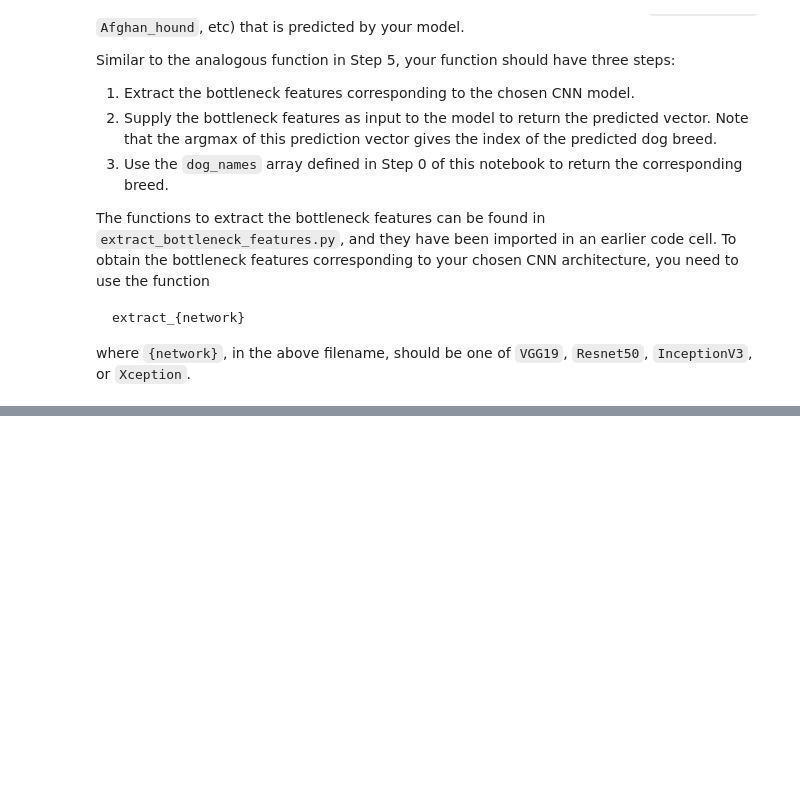
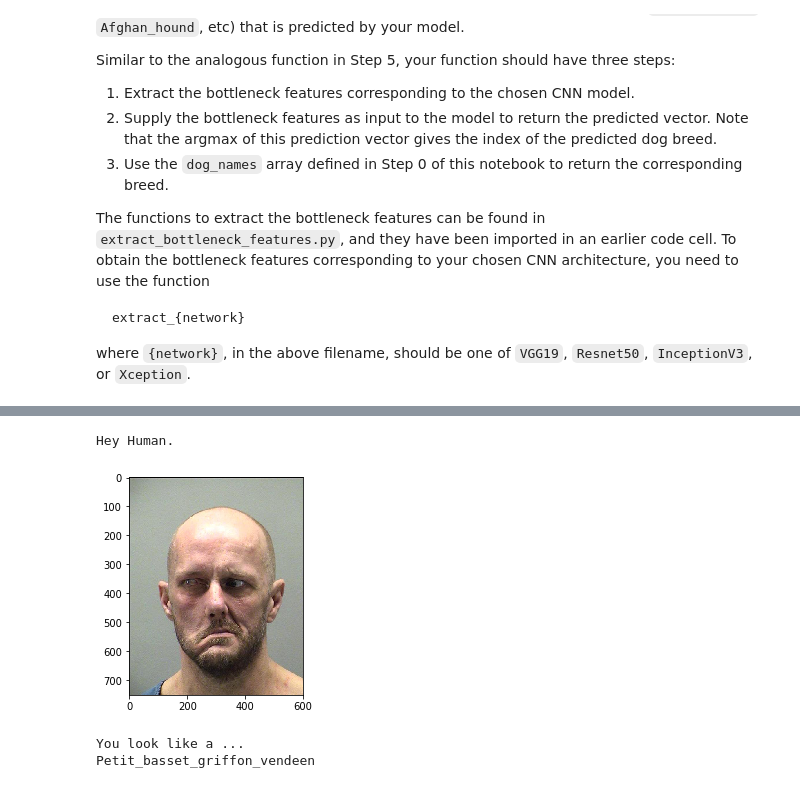
Before and after one commit to anilrajgr/dog-project, a Jupyter notebook: dog_app.ipynb, the cells around one changed output, grey strips where cells are left out. Drawn from its saved outputs; the diff is of its cells as text; code cells hidden in the pictures; blank space fills up the shorter version.

```diff
--- a/dog_app.ipynb
+++ b/dog_app.ipynb
@@ -821,0 +921,9 @@ __Answer:__
+# %%
+url = 'https://thewondrous.com/wp-content/uploads/2015/05/funny-faces.jpg'
+urllib.request.urlretrieve(url, "sample_image.jpg")
+dog_breed_detector('sample_image.jpg')
+# %% [output]
+Hey Human.
+[figure, added]
+You look like a ...
+Petit_basset_griffon_vendeen
```
Also changed, not shown: parts of 22 cells of this notebook.
